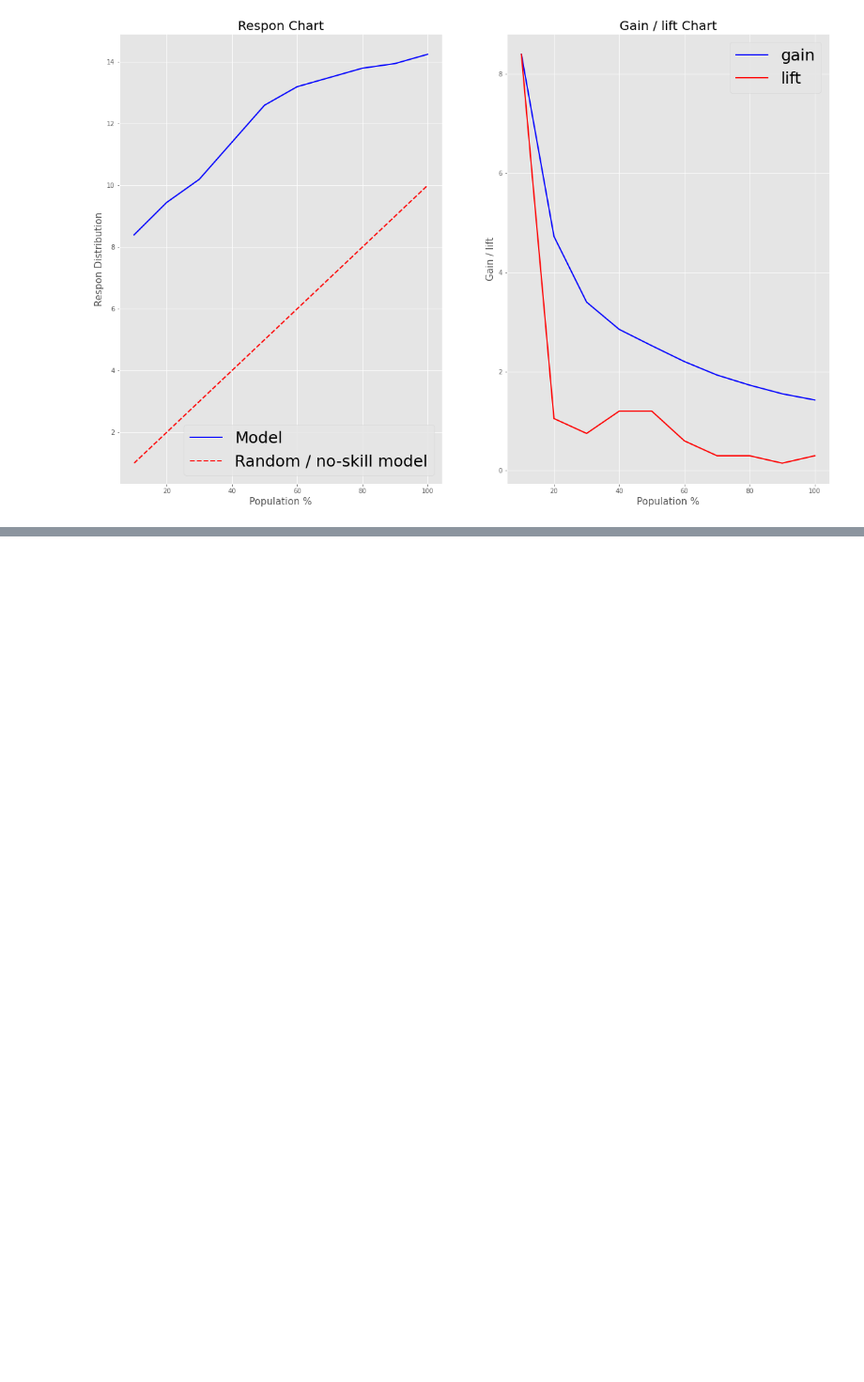
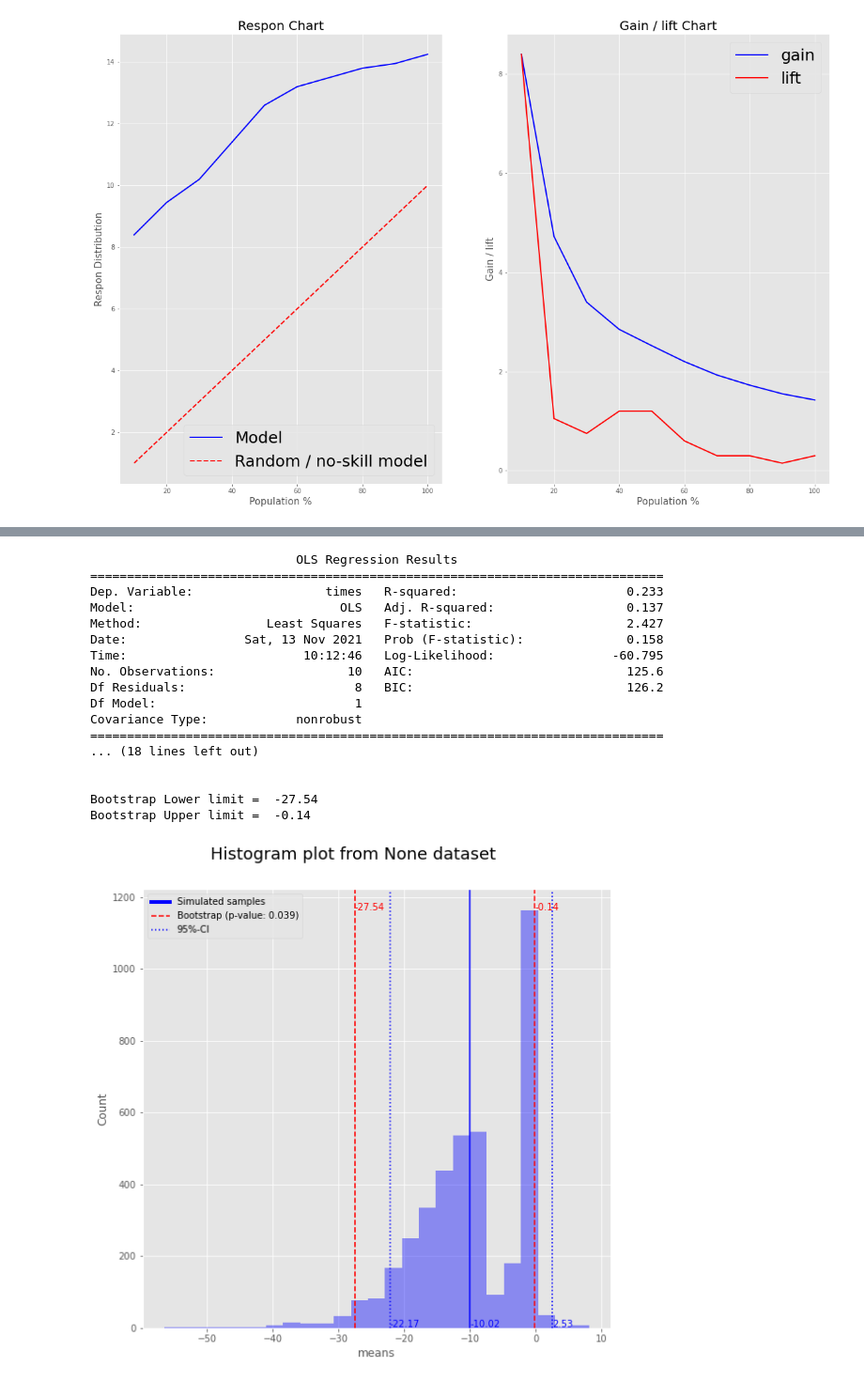
Before and after one commit to imanursar/Machine-Learning-Notes, a Jupyter notebook: Custom Function/Statistic Function.ipynb, the cells around one changed output, grey strips where cells are left out. Shown at 94% size. Cells and saved outputs as stored; diff of their text form; code cells hidden in the pictures; blank space fills up the shorter version.

```diff
--- a/Custom Function/Statistic Function.ipynb
+++ b/Custom Function/Statistic Function.ipynb
@@ -815,0 +841,21 @@ result = statistic.gain_lift(df2)
+# %%
+statistic.bootstrap(data_df,['times','experience'],n_b=4000,bins=25,methods='regression')
+# %% [output]
+                            OLS Regression Results
+==============================================================================
+Dep. Variable:                  times   R-squared:                       0.233
+Model:                            OLS   Adj. R-squared:                  0.137
+Method:                 Least Squares   F-statistic:                     2.427
+Date:                Sat, 13 Nov 2021   Prob (F-statistic):              0.158
+Time:                        10:12:46   Log-Likelihood:                -60.795
+No. Observations:                  10   AIC:                             125.6
+Df Residuals:                       8   BIC:                             126.2
+Df Model:                           1
+Covariance Type:            nonrobust
+==============================================================================
+... (18 lines left out)
+
+
+Bootstrap Lower limit =  -27.54
+Bootstrap Upper limit =  -0.14
+[figure, added]
```
Also changed, not shown: parts of 25 cells of this notebook.
